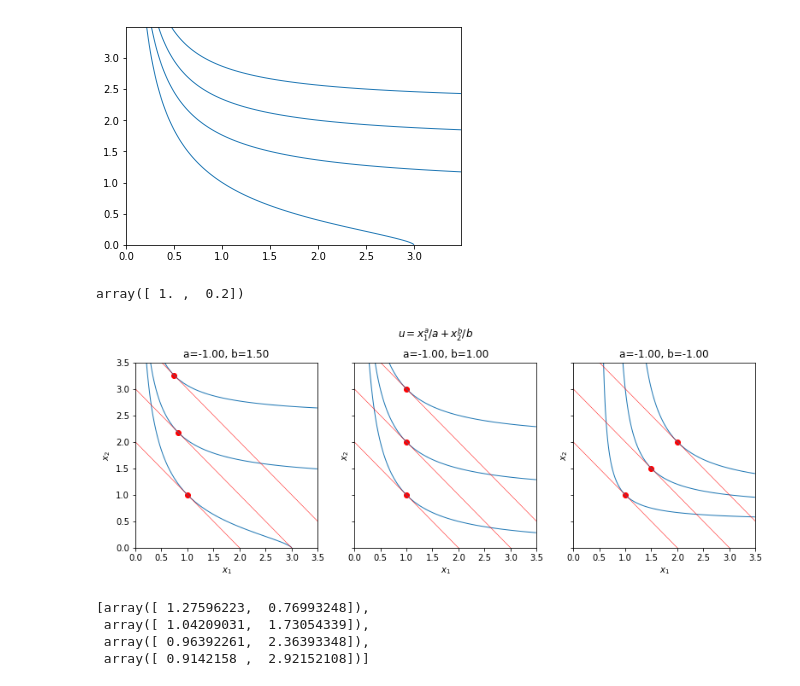
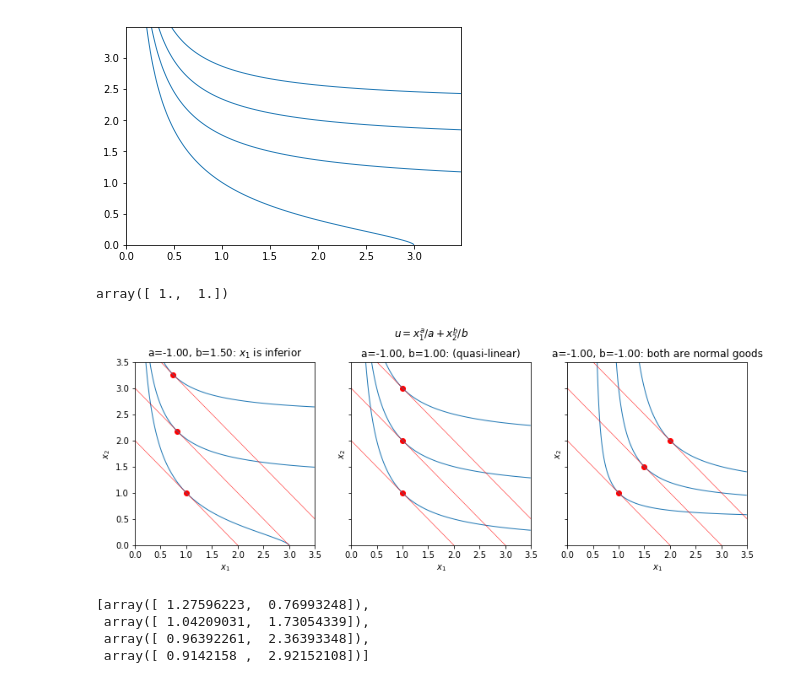
Before and after one commit to yyuta0001/Plotting_Intro_Micro_Econ, a Jupyter notebook: Normal and Inferior Goods.ipynb, the cells around one changed output. Saved outputs shown, nothing was run; the diff lists cells and outputs as text; code cells hidden in the pictures.

```diff
--- a/Normal and Inferior Goods.ipynb
+++ b/Normal and Inferior Goods.ipynb
@@ -36,14 +36,15 @@ def FOC_max(x):
 a = -1
 slp = 1
 b = 1
+IoverPy = 2
 
-res = fsolve(FOC_min, np.array([float(1),float(1)] ))
+res = fsolve(FOC_max, np.array([float(1),float(1)] ))
 # The initial value must be a np.arrray, not a list.
 # Without making the initial value as a floating point number,
 # you will see an error message related to a power in the function
 res
 # %% [output]
-array([ 1. ,  0.2])
+array([ 1.,  1.])
 # %%
 a = -1
 slp = 1
@@ -53,40 +54,43 @@ bs = [1.5, 1, -1]
 fig, axes = plt.subplots(1,3,figsize=(13, 4),
                          sharex= True, #sharing x axis properties such as xlim, xticks
                          sharey= True) #sharing y axis
+
+ttls = [r'$x_1$ is inferior', '(quasi-linear)', 'both are normal goods']
+
 plt.suptitle(r'$u=x_1^a/a + x_2^b/b$', va = 'baseline')
-for b, ax in zip(bs, axes):
+for b, ax, ttl in zip(bs, axes, ttls):
     plt.sca(ax)
     plt.xlim(0,3.5)
     plt.ylim(0,3.5)
     V3 = utl3(X1, X2, -1, b)
 
     x_lev1 = [] #This will be used to adjust contour levels
     x_lev2 = [] #This will be used to adjust contour levels
     for IoverPy in [2,3,4]:
         # Calculate the tangent point
         x_tan = fsolve(FOC_max, np.array([float(1),float(1)] ))
         plt.scatter(x_tan[0],x_tan[1], color = 'red')
         # Draw the budget line around the tangent point
         tempx = np.arange(x_tan[0]-3, x_tan[0] + 3, 0.01)
         tempy = -slp*tempx + x_tan[1] + x_tan[0]*slp
         plt.plot(tempx, tempy, linestyle = 'solid', linewidth = 0.5,color = 'r')
         # Save tangent points to use them later
         x_lev1.append(x_tan[0])
         x_lev2.append(x_tan[1])
 
     # Until now, x_lev1 is just a list, which looks like a vector or a matrix but cannot be used like as a vector in Matlab.
     # We need to make it to array, to use it like as a vector in Matlab
     x_lev1 = np.array(x_lev1)
     x_lev2 = np.array(x_lev2)
     plt.contour(X1, X2, V3, levels = utl3(x_lev1, x_lev2, -1, b), linewidths = 1, colors = 'C0', linestyles='solid')
     #plt.scatter(x_lev1,x_lev2, color = 'red')
-    plt.title(r'a={:02.2f}'.format(a) + r', b={:02.2f}'.format(b))
+    plt.title(r'a={:02.2f}'.format(a) + r', b={:02.2f}: '.format(b) + ttl)
     plt.xlabel('$x_1$')
     plt.ylabel('$x_2$')
 
 fig.savefig('inferior_and_normal_goods.png')
 # %% [output]
-[figure, old version]
+[figure, new version]
 # %%
 def FOC_min(x):
     val = np.empty((2))
```
